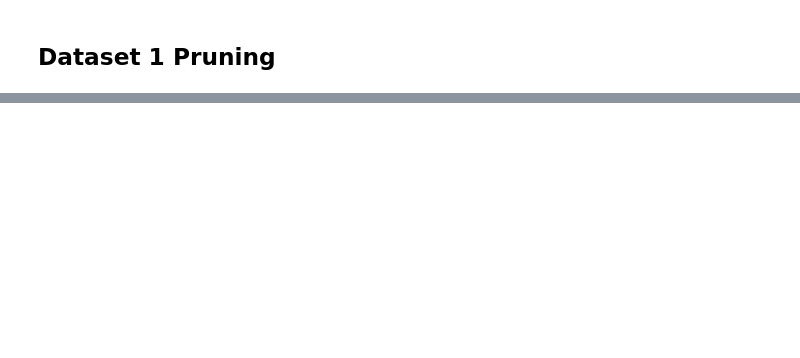
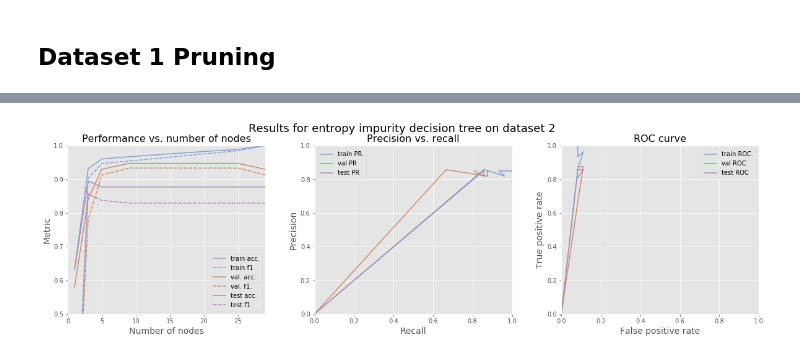
Before and after one commit to DerekGloudemans/decision-tree, a Jupyter notebook: cancer_dataset_evaluation.ipynb, the cells around one changed output, grey strips where cells are left out. Saved outputs shown, nothing was run; the diff lists cells and outputs as text; code cells hidden in the pictures; blank space fills up the shorter version.

```diff
--- a/cancer_dataset_evaluation.ipynb
+++ b/cancer_dataset_evaluation.ipynb
@@ -339,0 +524,6 @@ Lastly, the performance of both decision trees is worse on dataset 2, of which a
+# %%
+# get results for entropy
+results_list_entropy_2 = iterative_prune(X_train2,X_val2,X_test2,Y_train2,Y_val2,Y_test2,impurity = 'entropy')
+plot_prune_results(results_list_entropy_2,dataset_id = 2, impurity = "entropy")
+# %% [output]
+[figure, added]
```
Also changed, not shown: parts of 23 cells of this notebook, 4 other files.
